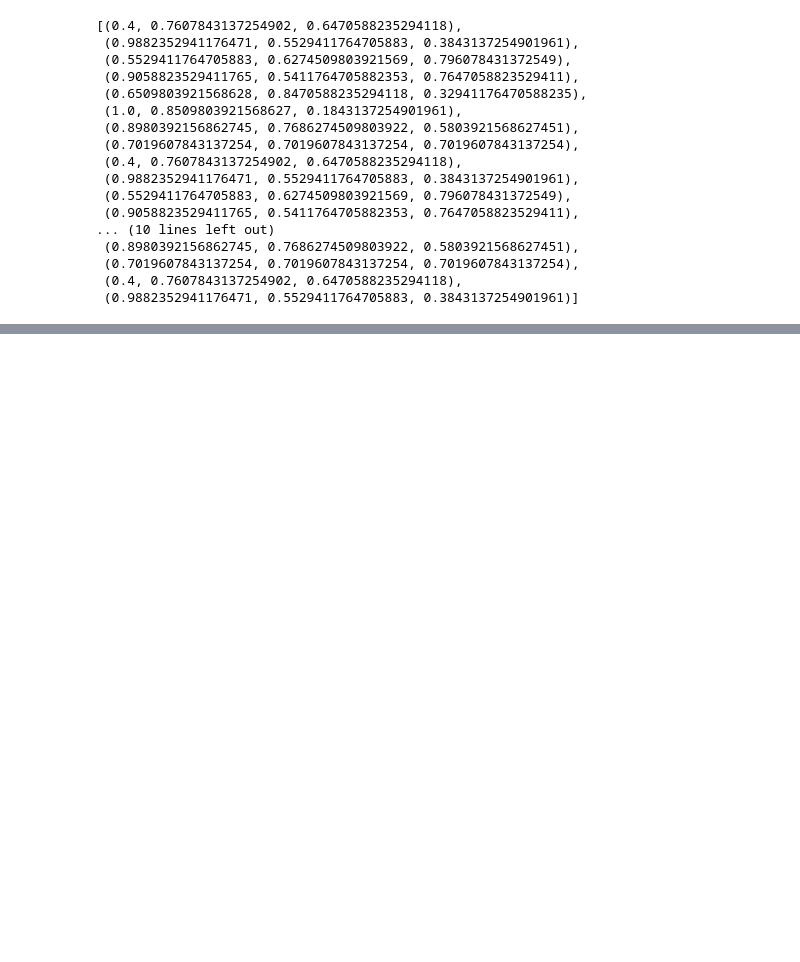
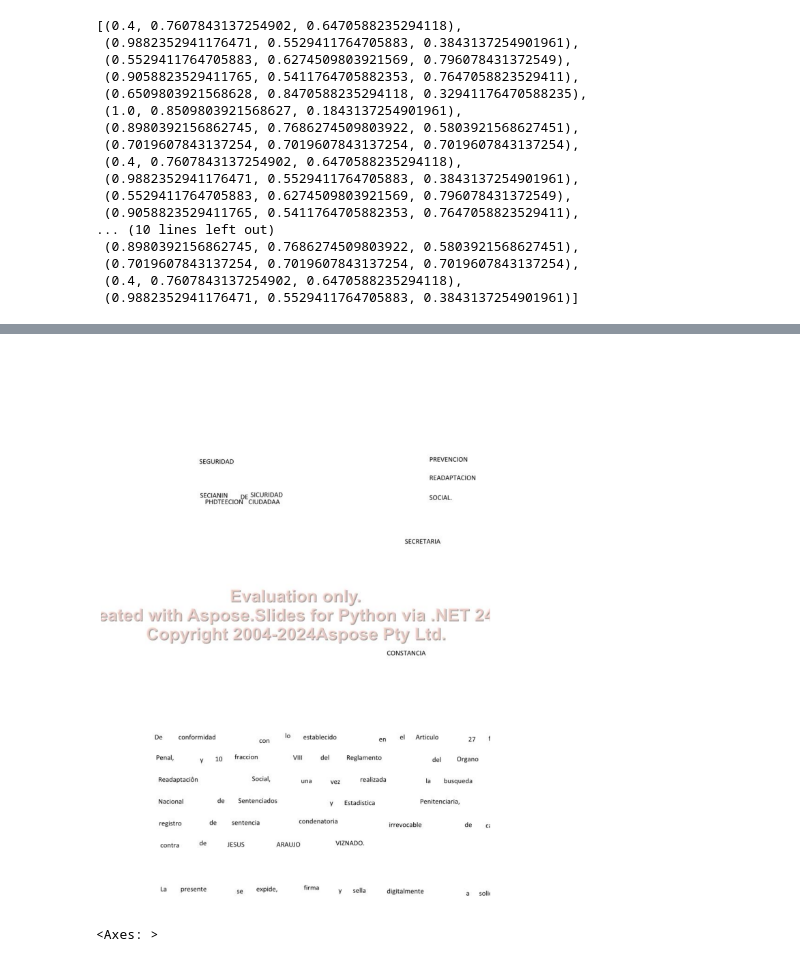
Before and after one commit to NilBiescas/Project_Synthesis2-, a Jupyter notebook: editable_outputs/editable_out_v2.ipynb, the cells around one changed output, grey strips where cells are left out. Cells and saved outputs as stored; diff of their text form; code cells hidden in the pictures; blank space fills up the shorter version.

```diff
--- a/editable_outputs/editable_out_v2.ipynb
+++ b/editable_outputs/editable_out_v2.ipynb
@@ -304,0 +313,5 @@ plt.show()
+# %%
+plot_slide("predefined_layout.pptx", 0)
+# %% [output]
+[figure, added]
+<Axes: >
```
Also changed, not shown: parts of 3 cells of this notebook, 1 other file.
